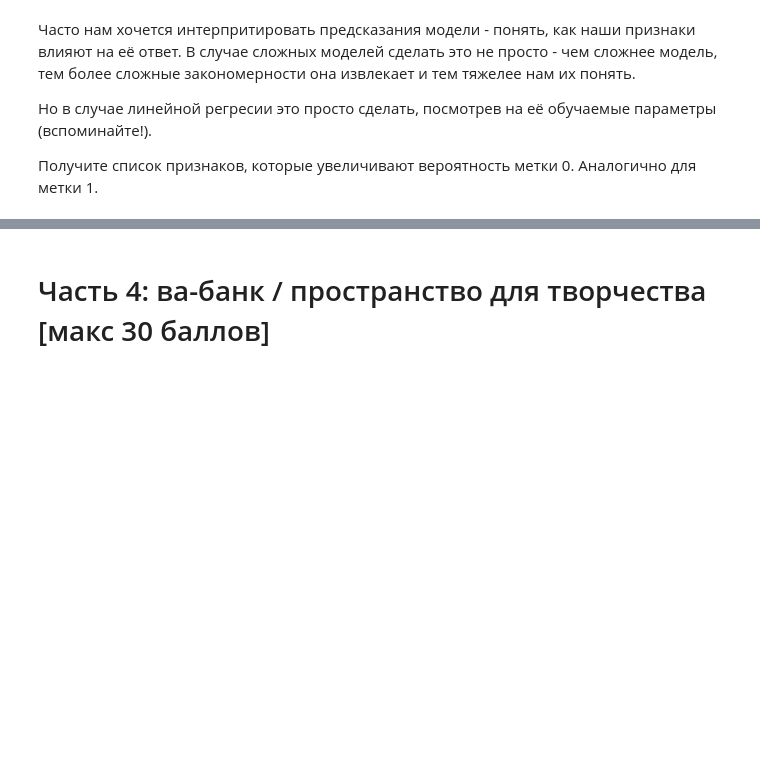
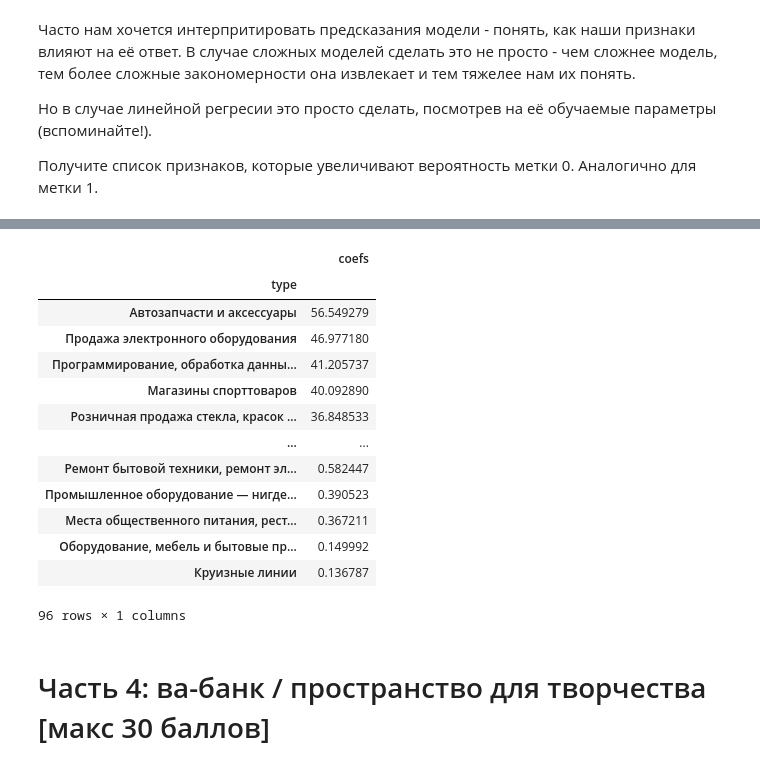
Before and after one commit to Kerblif/andan_2023-1, a Jupyter notebook: hw/hw03-logreg_must_suffer.ipynb, the cells around one changed output, grey strips where cells are left out. Cells and saved outputs as stored; diff of their text form; code cells hidden in the pictures; blank space fills up the shorter version.

```diff
--- a/hw/hw03-logreg_must_suffer.ipynb
+++ b/hw/hw03-logreg_must_suffer.ipynb
@@ -464,5 +502,20 @@ __Ваш вывод__:
 # %%
-# Ваш код здесь
+df_up_coefs.set_index("type").sort_values(by="coefs", ascending=False)
+# %% [output]
+|  | coefs |
+| type |  |
+| Автозапчасти и аксессуары | 56.549279 |
+| Продажа электронного оборудования | 46.977180 |
+| Программирование, обработка данны... | 41.205737 |
+| Магазины спорттоваров | 40.092890 |
+| Розничная продажа стекла, красок ... | 36.848533 |
+| ... | ... |
+| Ремонт бытовой техники, ремонт эл... | 0.582447 |
+| Промышленное оборудование — нигде... | 0.390523 |
+| Места общественного питания, рест... | 0.367211 |
+| Оборудование, мебель и бытовые пр... | 0.149992 |
+| Круизные линии | 0.136787 |
+96 rows × 1 columns
 # %% [markdown]
 # Часть 4: ва-банк / пространство для творчества [макс 30 баллов]
 # %% [markdown]
```
Also changed, not shown: parts of 8 cells of this notebook.
